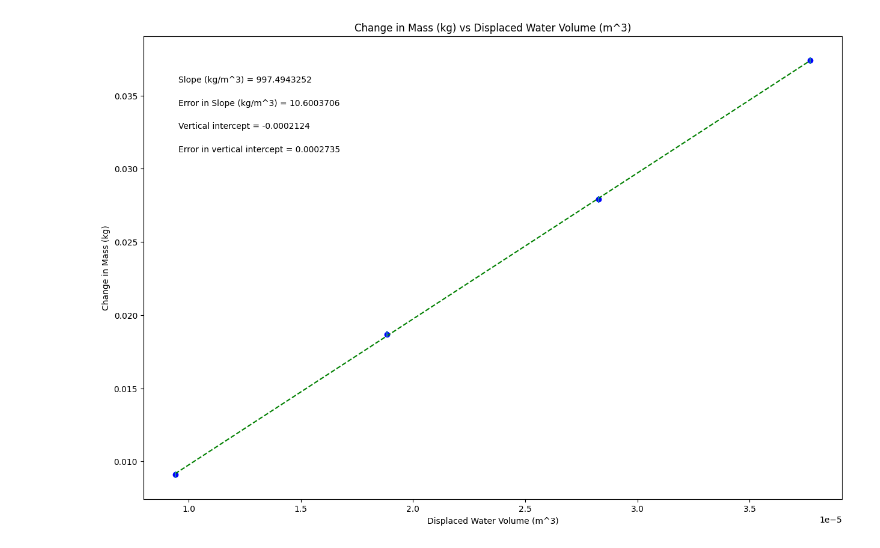
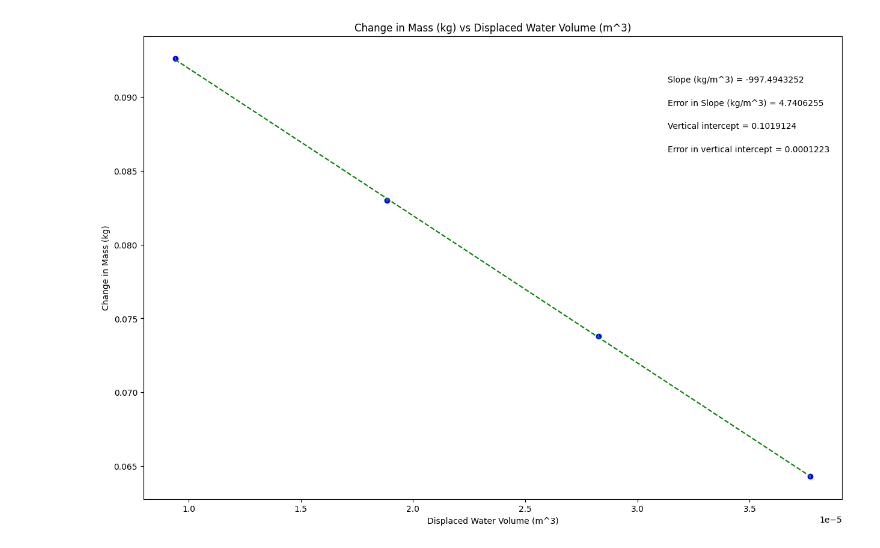
Before and after one commit to macauleymg/Makinley-Macauley, a Jupyter notebook: Buoyant_Force.ipynb, the cells around one changed output. Saved outputs shown, nothing was run; the diff lists cells and outputs as text; code cells hidden in the pictures.

```diff
--- a/Buoyant_Force.ipynb
+++ b/Buoyant_Force.ipynb
@@ -19,12 +19,11 @@ import matplotlib.pyplot as plt
 #variable names should start with a letter and must contain only letters, numbers, and underscores
 
 
-xvariable_changeme = np.array([9.40097E-06,1.88271E-05, 2.82532E-05 ,3.77044E-05
-])
+xvariable_changeme = np.array([9.40097E-06,  1.88271E-05, 2.82532E-05,3.77044E-05])
 
-yvariable_changeme = np.array([0.0091, 0.0187,  0.0279, 0.0374])
+yvariable_changeme = np.array([0.0926, 0.0830,0.0738,0.0643 ])
 
-err_yvariable_changeme = np.array([0.000223607, 0.000223607, 0.000223607, 0.000223607])
+err_yvariable_changeme = np.array([0.0001, 0.0001, 0.0001, 0.0001])
 
 
 
@@ -46,7 +45,7 @@ slope_units= 'kg/m^3'
 #UPDATE ANNOTATION PLACEMENT SO IT'S OUT OF WAY OF PLOTTED DATA AND BEST FIT LINE
 #integer from 1 to 4, top R corner is 1 (counter-clockwise from there)
 
-annotation_placement=2
+annotation_placement=1
 
 
 #-----------------------------------------------------------------------#
@@ -93,31 +92,31 @@ elif annotation_placement==3 or annotation_placement==4:
 #Don't need to change anything in this section!
 
 #Plot data on graph. Plot error bars and place values for slope,
 #error in slope, and vertical intercept (plus error) on the plot using "annotate"
 
 plt.figure(figsize=(15,10))
 
 plt.plot(x, fit, color='green', linestyle='--')
 plt.scatter(x, y, color='blue', marker='o')
 
 plt.xlabel(x_label)
 plt.ylabel(y_label)
 plt.title(plot_title)
 
 plt.errorbar(x, y, yerr=dy, xerr=None, fmt="none") #don't need to plot x error bars
 
 plt.annotate('Slope ({}) = {value:.{digits}f}'.format(slope_units,value=m, digits=7),
              (xpos, ypos[0]), xycoords='axes fraction')
 
 plt.annotate('Error in Slope ({}) = {value:.{digits}f}'.format(slope_units,value=dm, digits=7),
              (xpos, ypos[1]), xycoords='axes fraction')
 
 plt.annotate('Vertical intercept = {value:.{digits}f}'.format(value=b, digits=7),
              (xpos, ypos[2]), xycoords='axes fraction')
 
 plt.annotate('Error in vertical intercept = {value:.{digits}f}'.format(value=db, digits=7),
              (xpos, ypos[3]), xycoords='axes fraction')
 
 plt.show()
 # %% [output]
-[figure, old version]
+[figure, new version]
```
